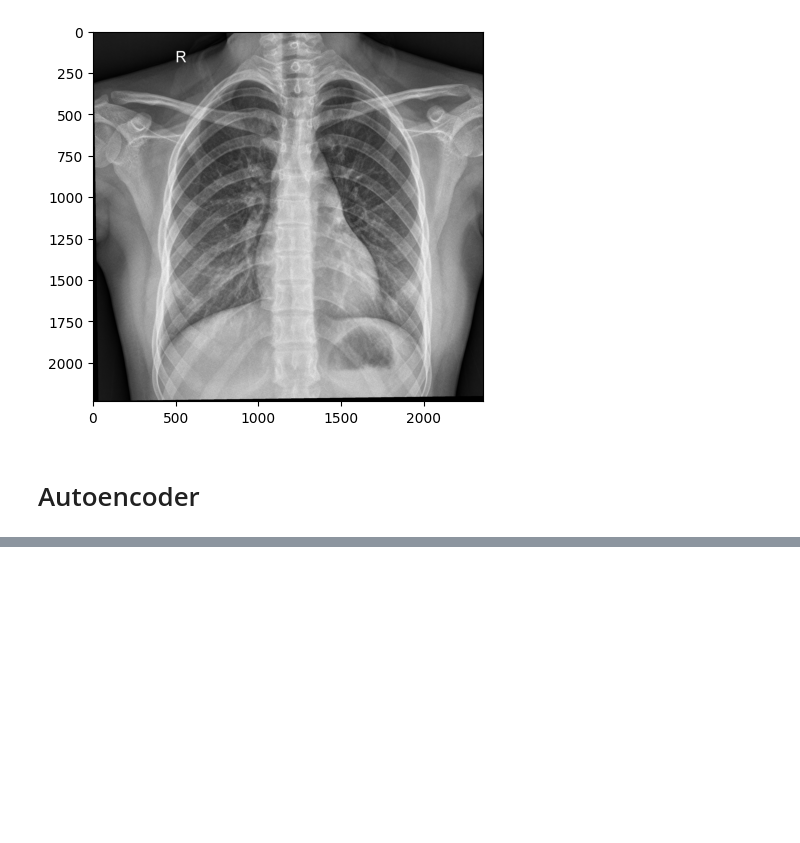
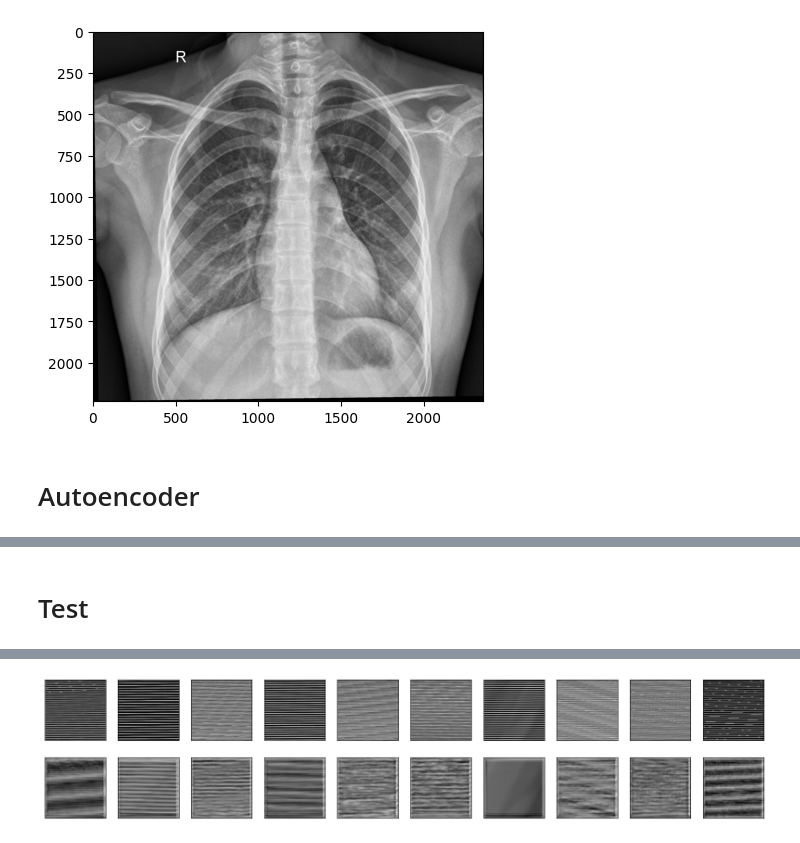
Before and after one commit to Bessouat40/python-ai-explainability, a Jupyter notebook: images.ipynb, the cells around one changed output, grey strips where cells are left out. Cells and saved outputs as stored; diff of their text form; code cells hidden in the pictures; blank space fills up the shorter version.

```diff
--- a/images.ipynb
+++ b/images.ipynb
@@ -13,7 +13,7 @@ path_to_test = os.getenv("PATH_TO_TEST_IMAGES") + '/'
 images_dir = os.listdir(path_to_data)
 test_dir = os.listdir(path_to_test)
 images_dir = [path_to_data + path for path in images_dir]
-test_dir = [path_to_data + path for path in test_dir]
+test_dir = [path_to_test + path for path in test_dir]
 print(sum([os.path.exists(path) for path in images_dir]))
 print('dataset size : ', len(images_dir))
 print('test size : ', len(test_dir))
@@ -72,4 +45,0 @@ test_dir
-# %%
-target_size = (256, 256)
-train_img = [load_image(image_dir) for image_dir in images_dir]
-test_img = [load_image(image_dir) for image_dir in test_dir]
@@ -93,2 +90,5 @@ None
 234
+# %%
+train_img = array(train_img)
+test_img = array(test_img)
 # %%
@@ -126,0 +164,39 @@ autoencoder.compile(optimizer='adam', loss='binary_crossentropy')
+# %% [markdown]
+# Test
+# %%
+encoder = Model(input_img, encoded)
+
+encoded_input = Input(shape=((32,32,32)))
+x = Conv2D(32, (3, 3), activation='relu', padding='same')(encoded_input)
+x = UpSampling2D((2, 2))(x)
+x = Conv2D(32, (3, 3), activation='relu', padding='same')(x)
+x = UpSampling2D((2, 2))(x)
+x = Conv2D(32, (3, 3), activation='relu', padding='same')(x)
+x = UpSampling2D((2, 2))(x)
+decoded_output = Conv2D(1, (3, 3), activation='sigmoid', padding='same')(x)
+
+decoder = Model(encoded_input, decoded_output)
+# %%
+encoded_imgs = encoder.predict(test_img[:10])
+decoded_imgs = decoder.predict(encoded_imgs)
+
+import matplotlib.pyplot as plt
+
+n = 10  # How many digits we will display
+plt.figure(figsize=(20, 4))
+for i in range(n):
+    # Display original
+    ax = plt.subplot(2, n, i + 1)
+    plt.imshow(test_img[i].reshape(256, 256))
+    plt.gray()
+    ax.get_xaxis().set_visible(False)
+    ax.get_yaxis().set_visible(False)
+
+    # Display reconstruction
+    ax = plt.subplot(2, n, i + 1 + n)
+    plt.imshow(decoded_imgs[i].reshape(256, 256))
+    plt.gray()
+    ax.get_xaxis().set_visible(False)
+    ax.get_yaxis().set_visible(False)
+plt.show()
+# %% [output]
@@ -126,0 +205 @@ autoencoder.compile(optimizer='adam', loss='binary_crossentropy')
+[figure, added]
```
Also changed, not shown: parts of 15 cells of this notebook, 2 other files.
